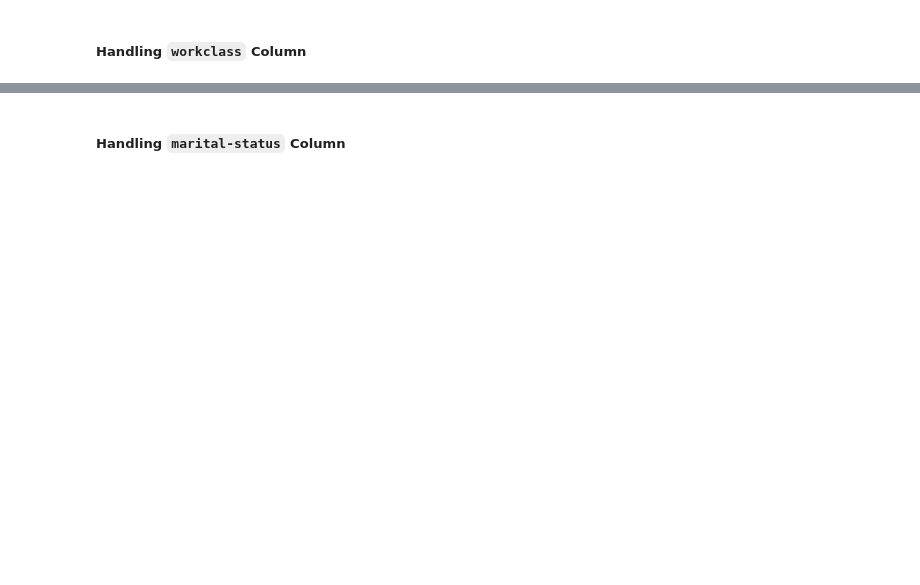
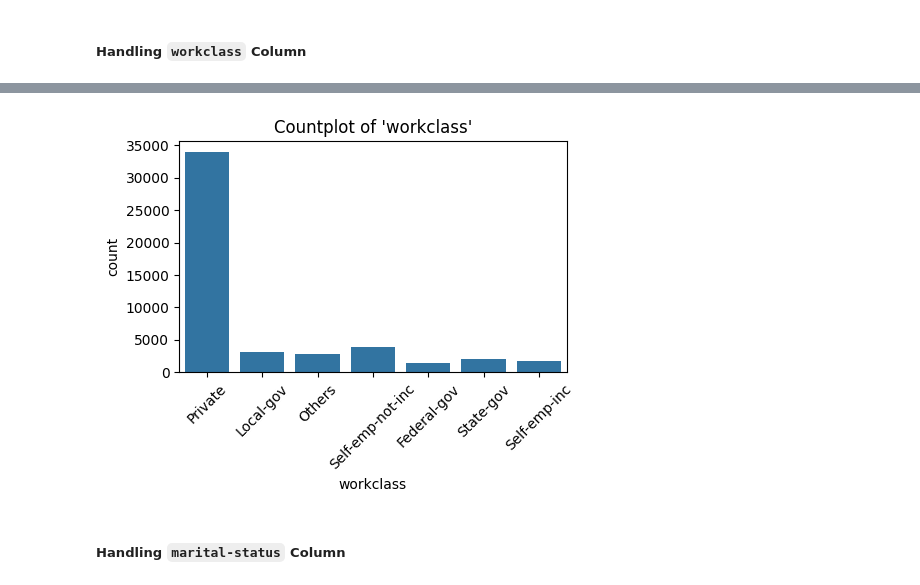
Before and after one commit to Suvan77blr/Employee_Salary_Prediction, a Jupyter notebook: Initial_Preprocessing.ipynb, the cells around one changed output, grey strips where cells are left out. Drawn from its saved outputs; the diff is of its cells as text; code cells hidden in the pictures; blank space fills up the shorter version.

```diff
--- a/Initial_Preprocessing.ipynb
+++ b/Initial_Preprocessing.ipynb
@@ -189,6 +241,6 @@ Without-pay            21
 Never-worked           10
 Name: count, dtype: int64
 # %%
-unwanted_categories = ['Without-pay', 'Never-worked']
+droppable_categories = ['Without-pay', 'Never-worked']
 # %%
-df[]
+df = df[~df[this_column].isin(droppable_categories)]
@@ -194,0 +251,5 @@ df[]
+# %%
+na_new_value = "Others"
+# %%
+# Replacing all '?' with 'Others'. (2799 in total)
+df[this_column].replace("?", na_new_value, inplace=True)
@@ -195,2 +279,6 @@ df[]
+# %%
+plot_column_countplot(df, this_column)
+# %% [output]
+[figure, added]
 # %% [markdown]
 ##### Handling `marital-status` Column
```
Also changed, not shown: parts of 124 cells of this notebook.
